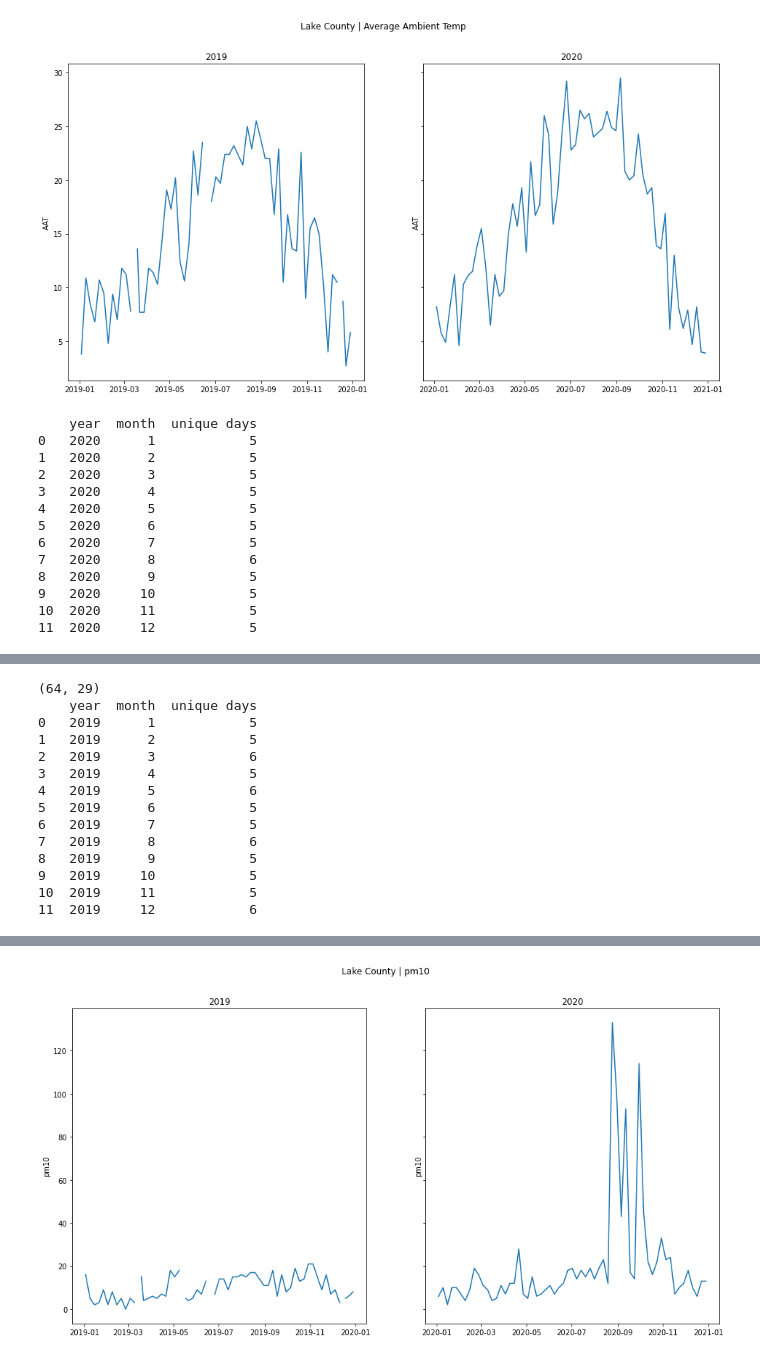
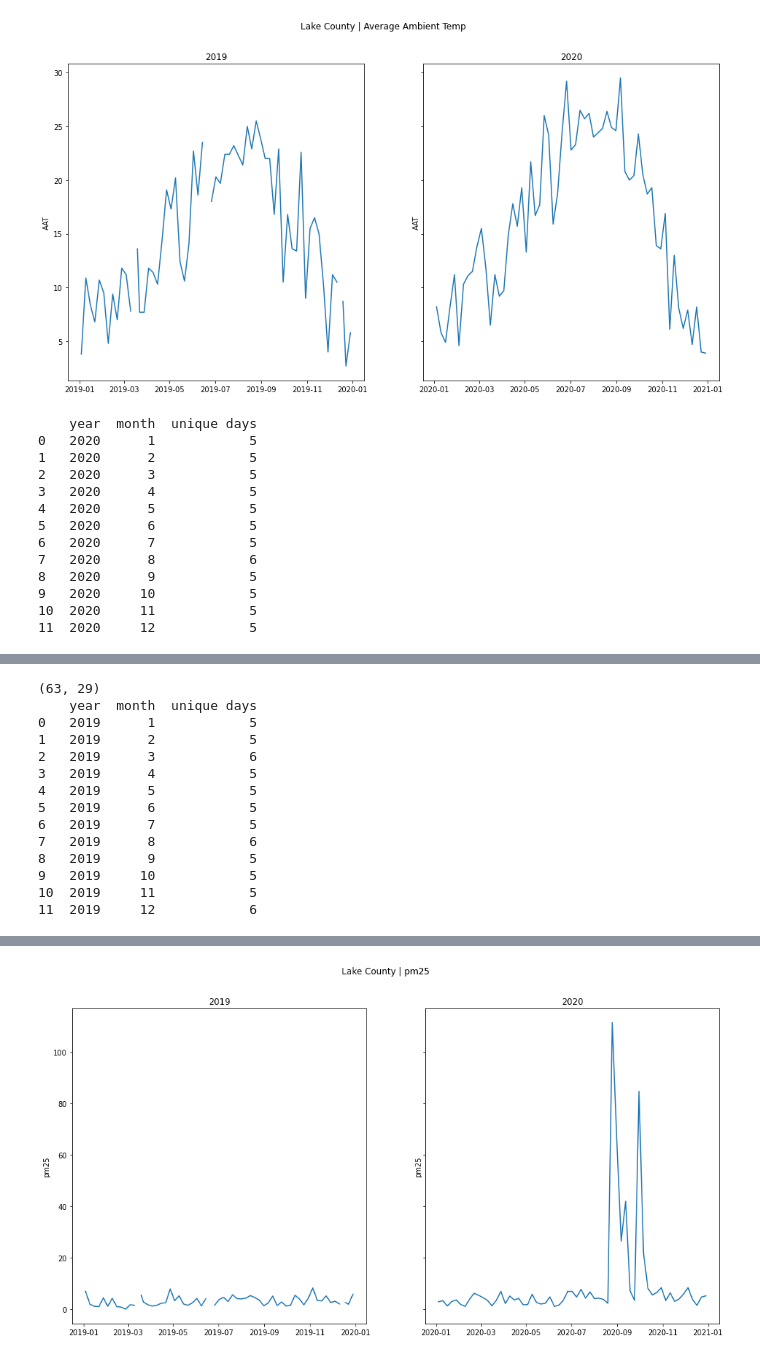
Before and after one commit to algoasylum/ExploringTheUnseen, a Jupyter notebook: code/EPA_Temp.ipynb, the cells around one changed output, grey strips where cells are left out. Drawn from its saved outputs; the diff is of its cells as text; code cells hidden in the pictures.

```diff
--- a/code/EPA_Temp.ipynb
+++ b/code/EPA_Temp.ipynb
@@ -247,11 +250,11 @@ plt.show()
 [interactive output not drawn]
 [figure]
 # %%
-param = pm10
-name = 'pm10'
+param = pm25
+name = 'pm25'
 #2020
 
-response = requests.get(f'https://aqs.epa.gov/data/api/sampleData/bySite?email={email}&key={key}&param={param}&bdate=20200101&edate=20201231&state={state}&county={county}&site={sitecode}')
+response = requests.get(f'https://aqs.epa.gov/data/api/sampleData/bySite?email={email}&key={key}&param={param}&bdate={y1}0101&edate={y1}1231&state={state}&county={county}&site={sitecode}')
 js = response.json()
 data01= pd.DataFrame(js['Data'])
 
@@ -271,7 +274,7 @@ fig3.show()
 
 #2019
 
-response = requests.get(f'https://aqs.epa.gov/data/api/sampleData/bySite?email={email}&key={key}&param={param}&bdate=20190101&edate=20191231&state={state}&county={county}&site={sitecode}')
+response = requests.get(f'https://aqs.epa.gov/data/api/sampleData/bySite?email={email}&key={key}&param={param}&bdate={y2}0101&edate={y2}1231&state={state}&county={county}&site={sitecode}')
 js = response.json()
 data02= pd.DataFrame(js['Data'])
 print(data02.shape)
@@ -299,36 +302,36 @@ ax[1].set(title = '2020', ylabel = f'{name}')
 
 plt.show()
 # %% [output]
     year  month  unique days
 0   2020      1            5
 1   2020      2            5
 2   2020      3            5
 3   2020      4            5
 4   2020      5            5
 5   2020      6            5
 6   2020      7            5
 7   2020      8            6
 8   2020      9            5
 9   2020     10            5
 10  2020     11            5
 11  2020     12            5
 [interactive output not drawn]
-(64, 29)
+(63, 29)
     year  month  unique days
 0   2019      1            5
 1   2019      2            5
 2   2019      3            6
 3   2019      4            5
-4   2019      5            6
+4   2019      5            5
 5   2019      6            5
 6   2019      7            5
 7   2019      8            6
 8   2019      9            5
 9   2019     10            5
 10  2019     11            5
 11  2019     12            6
 [interactive output not drawn]
-[figure, old version]
+[figure, new version]
 # %%
 ds1=ds1.resample('M', label='right', closed = 'right', on='date_gmt').mean().reset_index().sort_values(by='date_gmt')
 ds2=ds2.resample('M', label='right', closed = 'right', on='date_gmt').mean().reset_index().sort_values(by='date_gmt')
```
Also changed, not shown: parts of 3 cells of this notebook, 1 other file.
